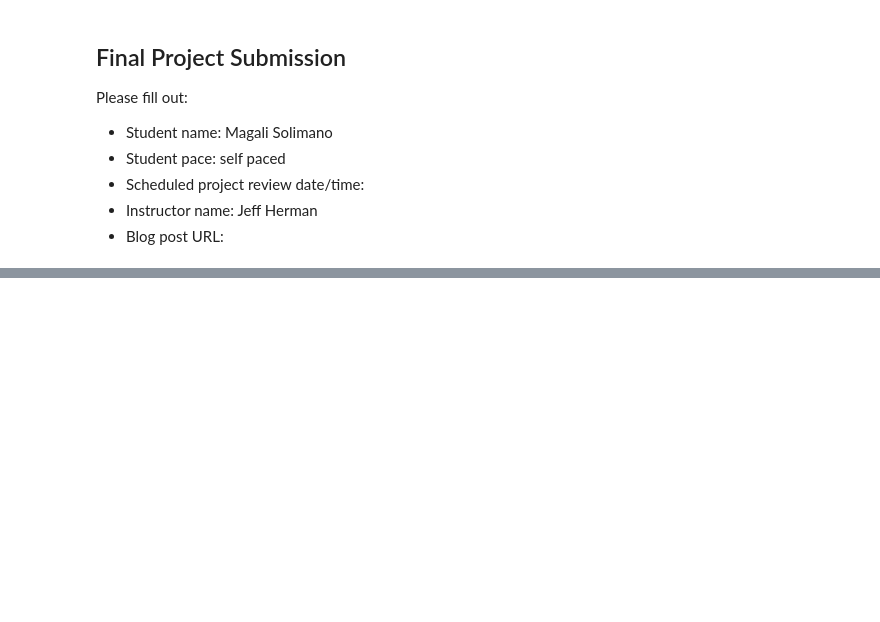
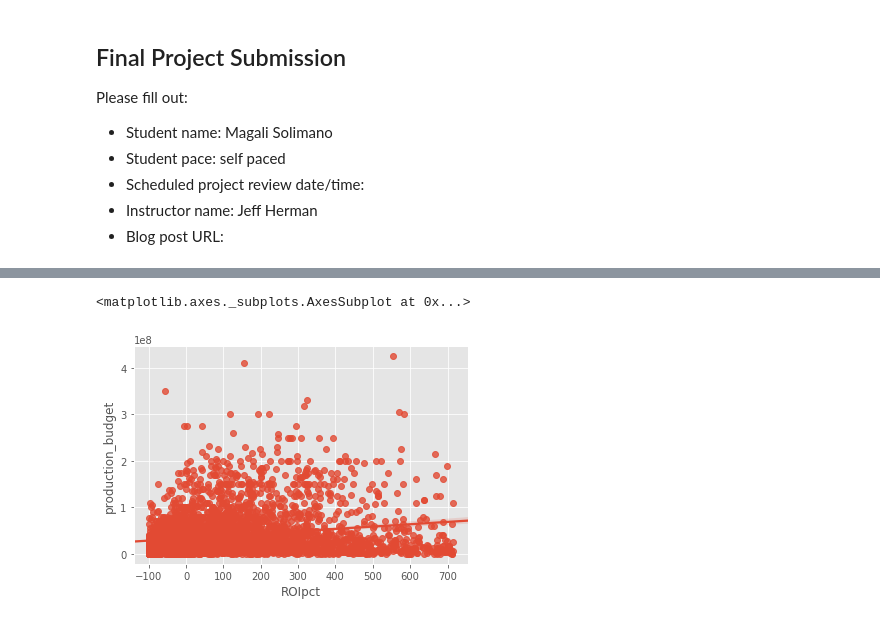
Before and after one commit to magalisolimano/dsc-mod-1-project-v2-1-online-ds-sp-000, a Jupyter notebook: Project1_MagaliSolimano.ipynb, the cells around one changed output, grey strips where cells are left out. Drawn from its saved outputs; the diff is of its cells as text; code cells hidden in the pictures; blank space fills up the shorter version.

```diff
--- a/Project1_MagaliSolimano.ipynb
+++ b/Project1_MagaliSolimano.ipynb
@@ -478,3 +1305,8 @@ plt.show()
+# %%
+sns.regplot(x='ROIpct',y='production_budget',data=df_roi)
+# %% [output]
+<matplotlib.axes._subplots.AxesSubplot at 0x...>
+[figure, added]
 # %%
 ## Explore distributions and relationships
 df_roi.plot.scatter(x = 'ROIpct',
```
Also changed, not shown: parts of 105 cells of this notebook.
